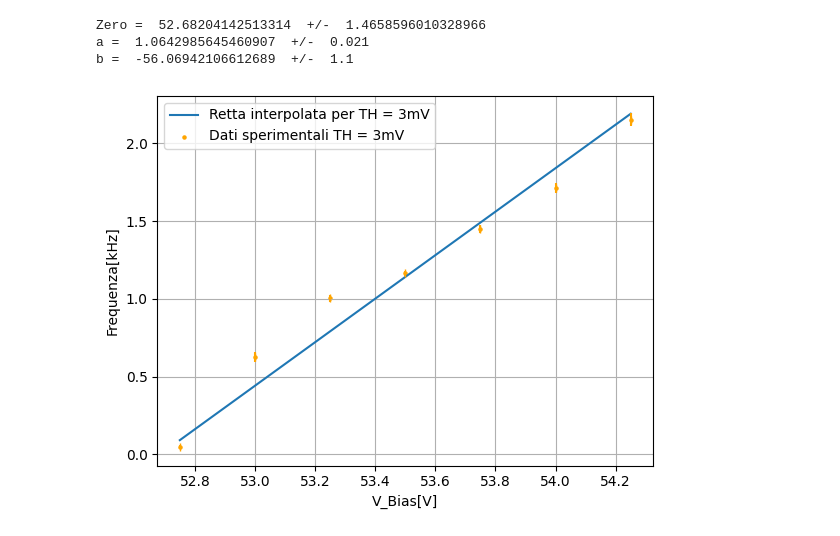
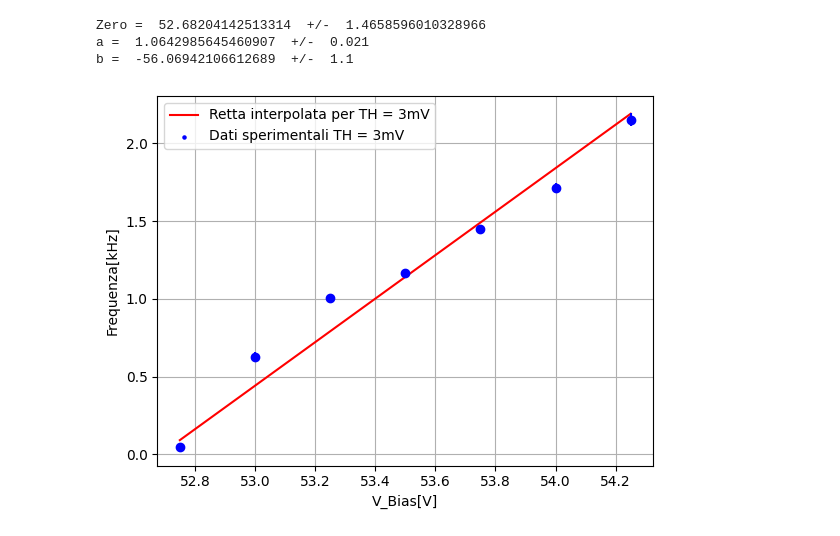
Before and after one commit to Pavar0tty/Laboratorio_SiPM, a Jupyter notebook: Analisi/Parte 1/Analisi Freq_Vb/Analisi.ipynb, the cells around one changed output. Saved outputs shown, nothing was run; the diff lists cells and outputs as text; code cells hidden in the pictures.

```diff
--- a/Analisi/Parte 1/Analisi Freq_Vb/Analisi.ipynb
+++ b/Analisi/Parte 1/Analisi Freq_Vb/Analisi.ipynb
@@ -98,7 +99,7 @@ def analisi_retta(X,Y,S):
 
 #visualizzazione
     display(my_minuit)
-    return (a_f, b_f)
+    return (a_f, b_f, Q_squared/N_dof)
 # %%
 Y = read()
 X = ax_x(0.3, Y[0], Y[1])
@@ -262,16 +264,20 @@ K5 = read_mean('Dati\Parte 1\Frequency_Vbias\TH4_VB53_75.xls')
 K6 = read_mean('Dati\Parte 1\Frequency_Vbias\TH4_VB54.xls')
 K7 = read_mean('Dati\Parte 1\Frequency_Vbias\TH4_VB54_25.xls')
 
+V2_full = [K1[0], K2[0], K3[0], K4[0], K5[0], K6[0], K7[0]]
+S2_full = [K1[1], K2[1], K3[1], K4[1], K5[1], K6[1], K7[1]]
 
-V2 = [K1[0], K2[0], K3[0], K4[0], K5[0], K6[0], K7[0]]
-S2 = [K1[1], K2[1], K3[1], K4[1], K5[1], K6[1], K7[1]]
+X2 = [53, 53.25, 53.5, 53.75, 54, 54.25]
+V2 = [ K2[0], K3[0], K4[0], K5[0], K6[0], K7[0]]
+S2 = [ K2[1], K3[1], K4[1], K5[1], K6[1], K7[1]]
 
-A2 = analisi_retta(X, V2, S2)
+A2 = analisi_retta(X2, V2, S2)
 a2_err = 0.012
 b2_err = 0.6
 Zero2 = -A2[1]/A2[0]
 print('Zero = ', Zero2, ' +/- ', Zero2 * np.sqrt((a2_err/A2[0])**2 + (b2_err/A2[1])**2))
 print('a = ', A2[0], ' +/- ', a2_err)
 print('b = ', A2[1], ' +/- ', b2_err)
+print('Q_squared/N_dof = ', A2[2])
 # %% [output]
 Validità:  True
@@ -340,18 +348,19 @@ b =  -56.06942106612689  +/-  1.1
 # %%
 assex = np.linspace(52.75, 54.25, 100000)
 assey1 = retta(assex, A1[0], A1[1])
 assey2 = retta(assex, A2[0], A2[1])
 assey3 = retta(assex, A3[0], A3[1])
 fig, ax = plt.subplots(nrows = 1, ncols = 1)
-plt.plot(assex, assey1, label = 'Retta interpolata per TH = 3mV')
-ax.scatter(X, V1, color = 'orange', label = 'Dati sperimentali TH = 3mV', s = 5)
-ax.errorbar(X, V1, S1, fmt = '|', color = 'orange')
+plt.Figure(figsize=(10, 6))
+plt.plot(assex, assey1, color = 'red', label = 'Retta interpolata per TH = 3mV')
+ax.scatter(X, V1, color = 'blue', label = 'Dati sperimentali TH = 3mV', s = 5)
+ax.errorbar(X, V1, S1, fmt = 'o', color = 'blue')
 ax.grid()
 ax.set_xlabel("V_Bias[V]")
 ax.set_ylabel("Frequenza[kHz]")
 ax.legend()
 plt.savefig('Analisi\Parte 1\Analisi Freq_Vb\TH3.png', dpi = 300)
 plt.show()
 # %% [output]
-[figure, old version]
+[figure, new version]
 # %%
```
Also changed, not shown: parts of 7 cells of this notebook, 3 other files.
